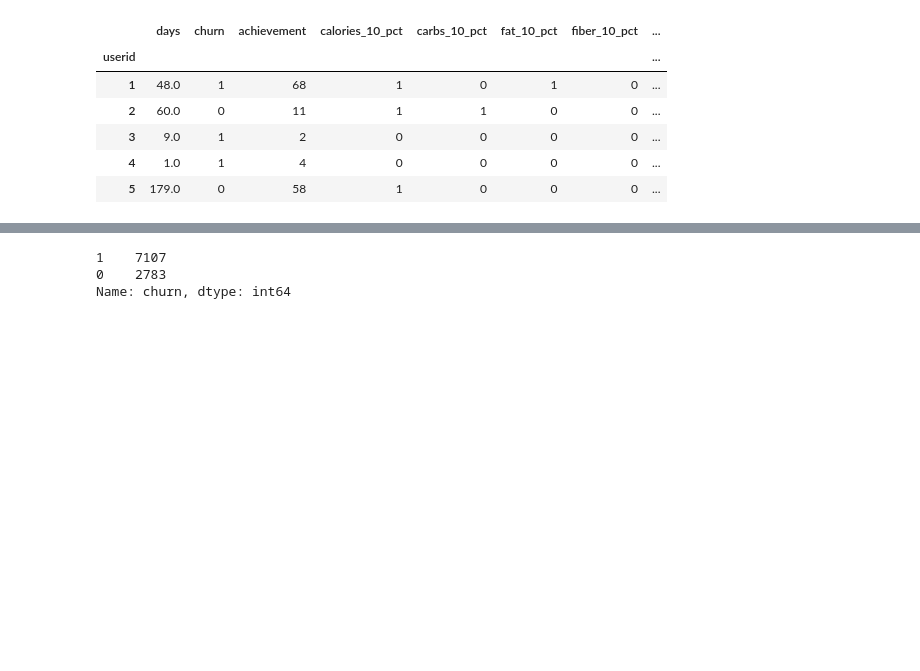
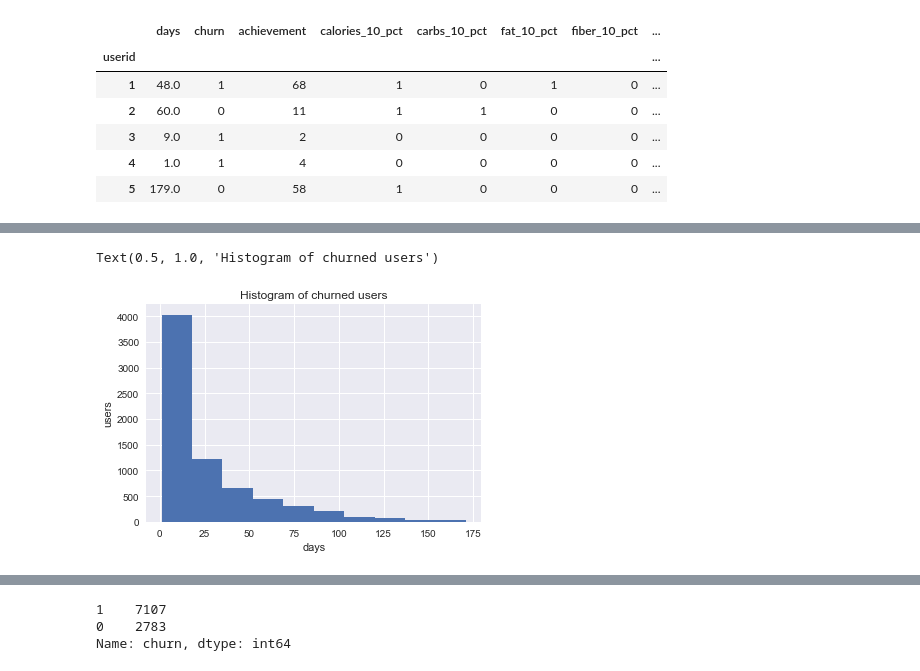
Before and after one commit to rokaandy/mfp-nutrition-survival-analysis, a Jupyter notebook: nutrition.ipynb, the cells around one changed output, grey strips where cells are left out. Saved outputs shown, nothing was run; the diff lists cells and outputs as text; code cells hidden in the pictures; blank space fills up the shorter version.

```diff
--- a/nutrition.ipynb
+++ b/nutrition.ipynb
@@ -352,0 +353,11 @@ Save processing time when loading into a dataframe.
+# %%
+svl = pd.read_pickle('pkl/svl.pkl')
+# %%
+h = svl.loc[svl['churn'] == 1, 'days']
+plt.hist(h)
+plt.xlabel('days')
+plt.ylabel('users')
+plt.title('Histogram of churned users')
+# %% [output]
+Text(0.5, 1.0, 'Histogram of churned users')
+[figure, added]
```
Also changed, not shown: parts of 42 cells of this notebook.
